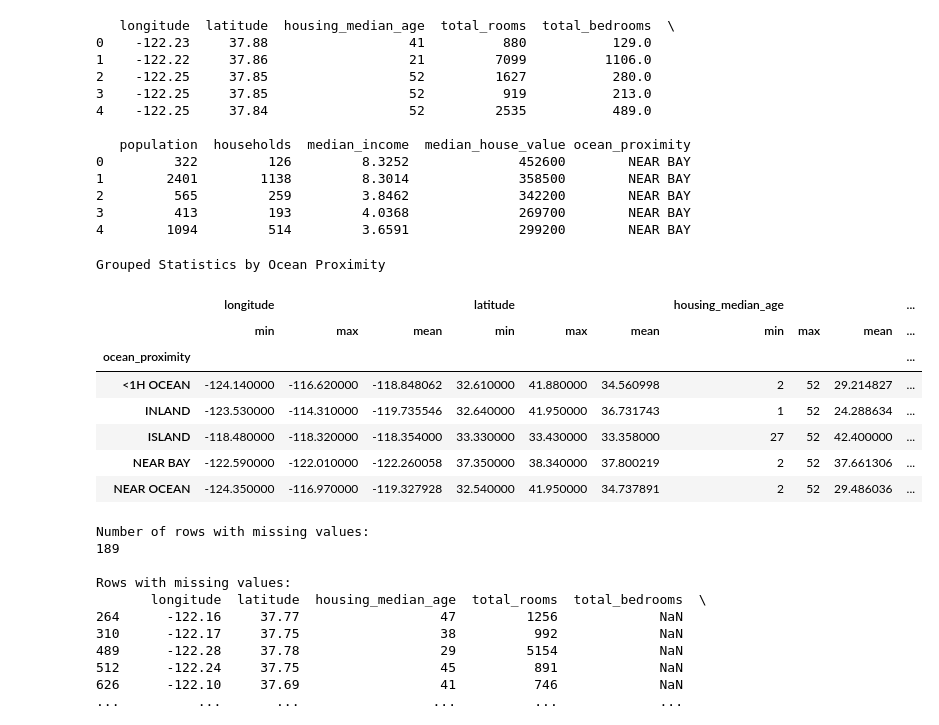
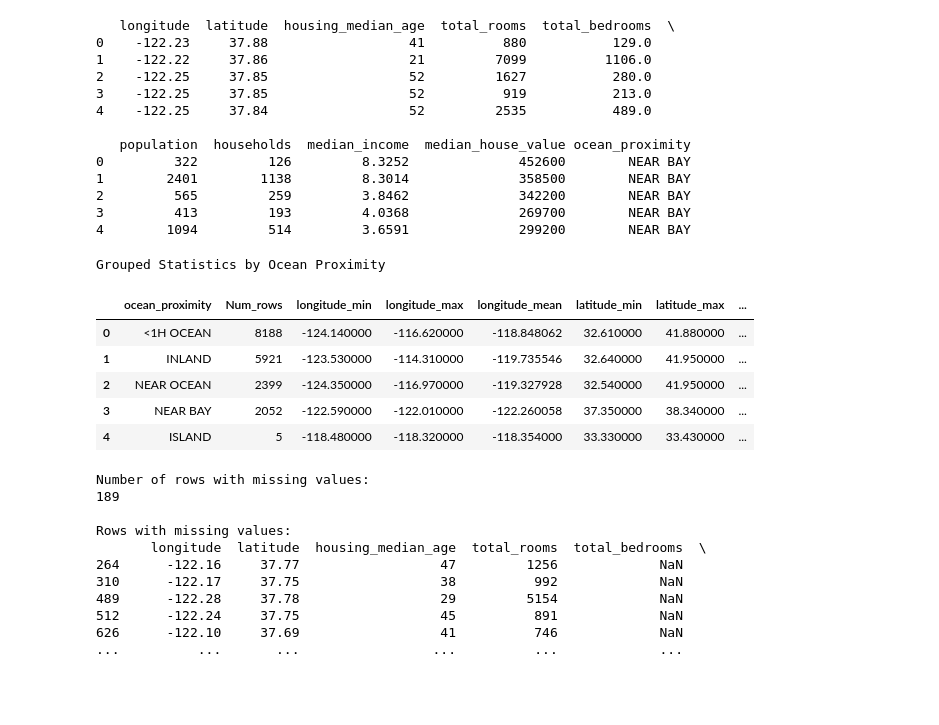
Before and after one commit to shikharkohli/iitdDSML-housing, a Jupyter notebook: housing_prices EDA only.ipynb, the cells around one changed output. Saved outputs shown, nothing was run; the diff lists cells and outputs as text; code cells hidden in the pictures; blank space fills up the shorter version.

Commit message:
adding the row count for each class to determine possibility of class imbalance

```diff
--- a/housing_prices EDA only.ipynb
+++ b/housing_prices EDA only.ipynb
@@ -20,22 +20,30 @@ print(housing_df.head())
 # %%
 # Group by the categorical variable 'ocean_proximity' and calculate min, max, and mean for continuous variables
 grouped_stats = housing_df.groupby('ocean_proximity').agg(['min', 'max', 'mean'])
 
+# Calculate the number of rows in each category
+row_counts = housing_df['ocean_proximity'].value_counts().rename_axis('ocean_proximity').reset_index(name='Num_rows')
+
+# Reset index of grouped_stats to merge properly and flatten the multi-level columns
+grouped_stats_reset = grouped_stats.reset_index()
+grouped_stats_reset.columns = ['_'.join(col).strip() if col[1] else col[0] for col in grouped_stats_reset.columns.values]
+
+# Merge the row counts with the grouped statistics
+grouped_stats_merged = row_counts.merge(grouped_stats_reset, left_on='ocean_proximity', right_on='ocean_proximity')
+
 # Display the grouped statistics with better formatting
-grouped_stats.style.set_table_styles(
+grouped_stats_merged.style.set_table_styles(
     [{'selector': 'thead th', 'props': [('background-color', '#f7f7f9'), ('color', '#333'), ('border', '1px solid #ddd')]},
      {'selector': 'tbody td', 'props': [('border', '1px solid #ddd')]}]
 ).set_properties(**{'text-align': 'center'}).set_caption("Grouped Statistics by Ocean Proximity")
 # %% [output]
 Grouped Statistics by Ocean Proximity
-|  | longitude |  |  | latitude |  |  | housing_median_age |  |  | ... |
-|  | min | max | mean | min | max | mean | min | max | mean | ... |
-| ocean_proximity |  |  |  |  |  |  |  |  |  | ... |
-| <1H OCEAN | -124.140000 | -116.620000 | -118.848062 | 32.610000 | 41.880000 | 34.560998 | 2 | 52 | 29.214827 | ... |
-| INLAND | -123.530000 | -114.310000 | -119.735546 | 32.640000 | 41.950000 | 36.731743 | 1 | 52 | 24.288634 | ... |
-| ISLAND | -118.480000 | -118.320000 | -118.354000 | 33.330000 | 33.430000 | 33.358000 | 27 | 52 | 42.400000 | ... |
-| NEAR BAY | -122.590000 | -122.010000 | -122.260058 | 37.350000 | 38.340000 | 37.800219 | 2 | 52 | 37.661306 | ... |
-| NEAR OCEAN | -124.350000 | -116.970000 | -119.327928 | 32.540000 | 41.950000 | 34.737891 | 2 | 52 | 29.486036 | ... |
+|  | ocean_proximity | Num_rows | longitude_min | longitude_max | longitude_mean | latitude_min | latitude_max | ... |
+| 0 | <1H OCEAN | 8188 | -124.140000 | -116.620000 | -118.848062 | 32.610000 | 41.880000 | ... |
+| 1 | INLAND | 5921 | -123.530000 | -114.310000 | -119.735546 | 32.640000 | 41.950000 | ... |
+| 2 | NEAR OCEAN | 2399 | -124.350000 | -116.970000 | -119.327928 | 32.540000 | 41.950000 | ... |
+| 3 | NEAR BAY | 2052 | -122.590000 | -122.010000 | -122.260058 | 37.350000 | 38.340000 | ... |
+| 4 | ISLAND | 5 | -118.480000 | -118.320000 | -118.354000 | 33.330000 | 33.430000 | ... |
 # %%
 
 # Group by the categorical variable 'ocean_proximity' and calculate min, max, and mean for continuous variables
```
